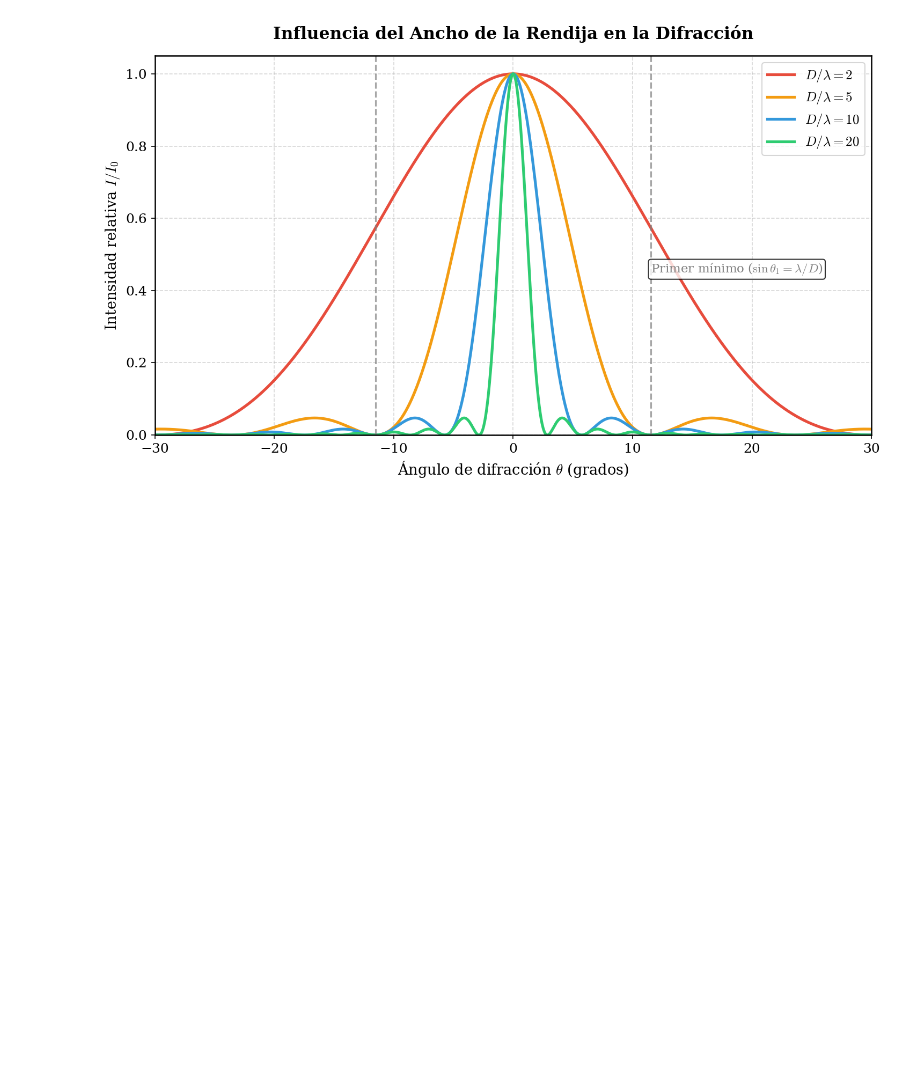
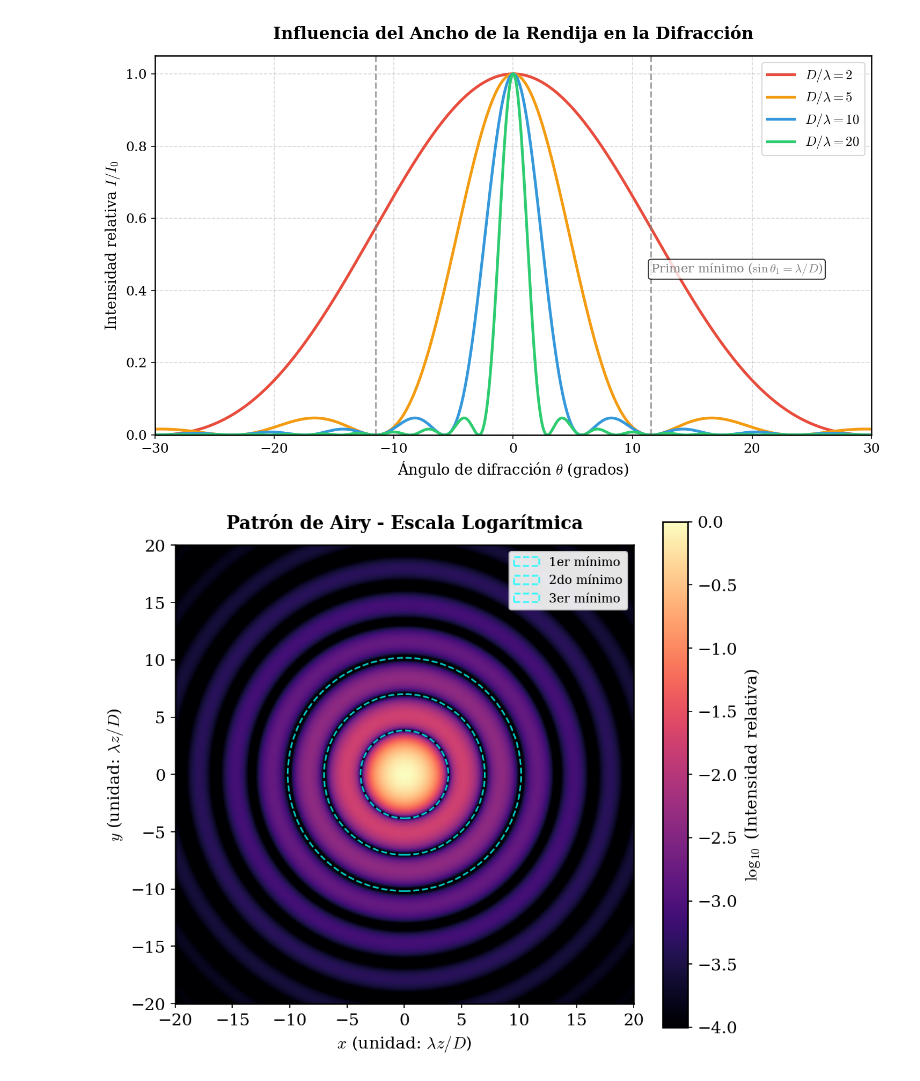
Before and after one commit to Daniel-534/FisicaMatematicaI, a Jupyter notebook: Clases/Clase20260520-2.ipynb, the cells around one changed output. Drawn from its saved outputs; the diff is of its cells as text; code cells hidden in the pictures; blank space fills up the shorter version.

Commit message:
Patrón de Airy - Escala logarítmica (Abertura circular)

```diff
--- a/Clases/Clase20260520-2.ipynb
+++ b/Clases/Clase20260520-2.ipynb
@@ -88,3 +89,52 @@ plt.savefig('grafico2_efecto_ancho_rendija.png', dpi=300)
 plt.show()
 # %% [output]
 [figure]
+# %%
+def airy_intensity(r):
+    """
+    Intensidad normalizada del patrón de Airy: I(r) = [2*J1(r)/r]^2
+    r: coordenada radial adimensional (r = k*a*sinθ)
+    """
+    with np.errstate(divide='ignore', invalid='ignore'):
+        return np.where(r < 1e-12, 1.0, (2 * j1(r) / r)**2)
+# %%
+# Crear grid
+N = 800
+x = np.linspace(-20, 20, N)
+y = np.linspace(-20, 20, N)
+X, Y = np.meshgrid(x, y)
+R = np.sqrt(X**2 + Y**2)
+I = airy_intensity(R)
+# %%
+# =============================================================================
+# GRÁFICO 1: Escala logarítmica (REVELA los anillos)
+# =============================================================================
+fig1, ax1 = plt.subplots(figsize=(7, 6))
+
+# Usar escala logarítmica para hacer visibles los anillos débiles
+I_log = np.log10(I + 1e-10)  # Pequeño offset para evitar log(0)
+
+im1 = ax1.imshow(I_log, extent=[-20, 20, -20, 20], origin='lower',
+                 cmap='magma', interpolation='bilinear',
+                 norm=plt.Normalize(vmin=-4, vmax=0))  # Mostrar 4 órdenes de magnitud
+
+ax1.set_xlabel(r'$x$ (unidad: $\lambda z / D$)', fontsize=12)
+ax1.set_ylabel(r'$y$ (unidad: $\lambda z / D$)', fontsize=12)
+ax1.set_title('Patrón de Airy - Escala Logarítmica',
+              fontsize=13, fontweight='bold', pad=12)
+ax1.set_aspect('equal')
+
+# Marcar primeros mínimos
+r1, r2, r3 = 3.8317, 7.0156, 10.1735
+for r, label in [(r1, '1er'), (r2, '2do'), (r3, '3er')]:
+    circle = plt.Circle((0, 0), r, color='cyan', fill=False, linestyle='--',
+                       linewidth=1.2, alpha=0.8, label=f'{label} mínimo')
+    ax1.add_patch(circle)
+
+ax1.legend(loc='upper right', fontsize=9, framealpha=0.9)
+cbar1 = plt.colorbar(im1, ax=ax1, label=r'$\log_{10}$ (Intensidad relativa)')
+plt.tight_layout()
+plt.savefig('airy_log_scale.png', dpi=300, bbox_inches='tight')
+plt.show()
+# %% [output]
+[figure, added]
```
Also changed, not shown: parts of 2 cells of this notebook, 1 other file.
